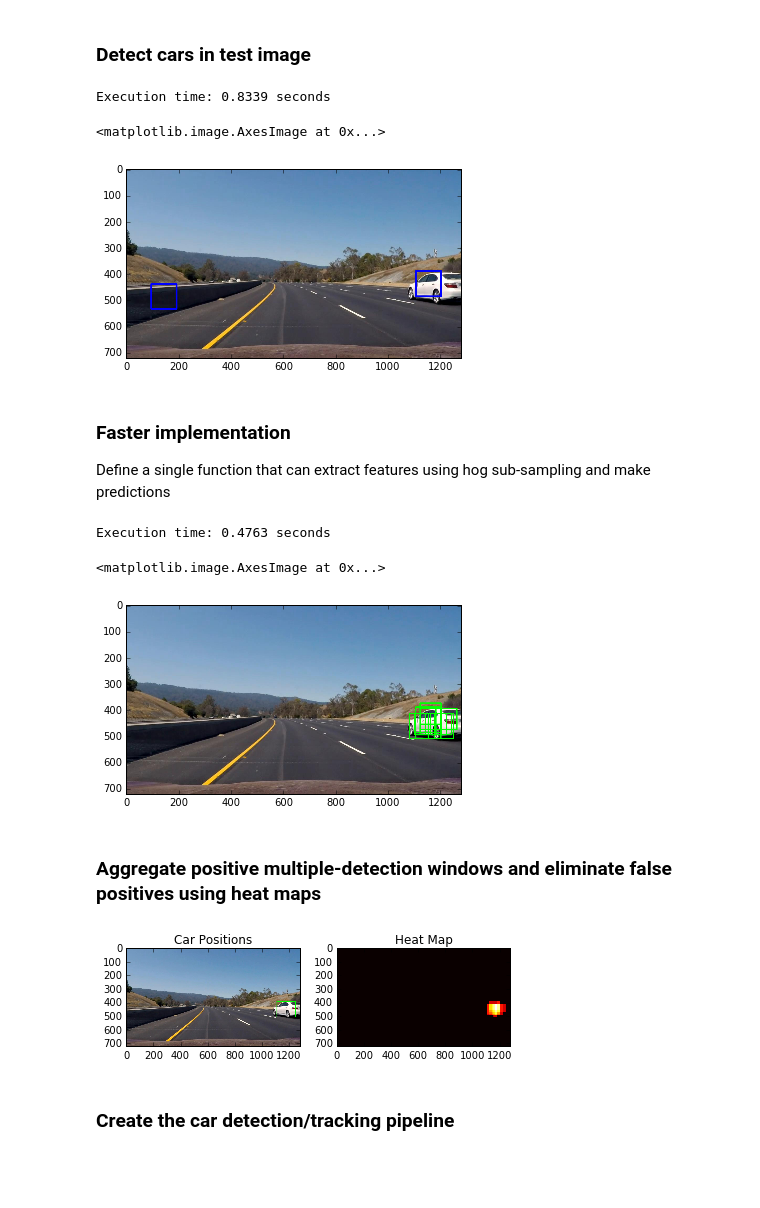
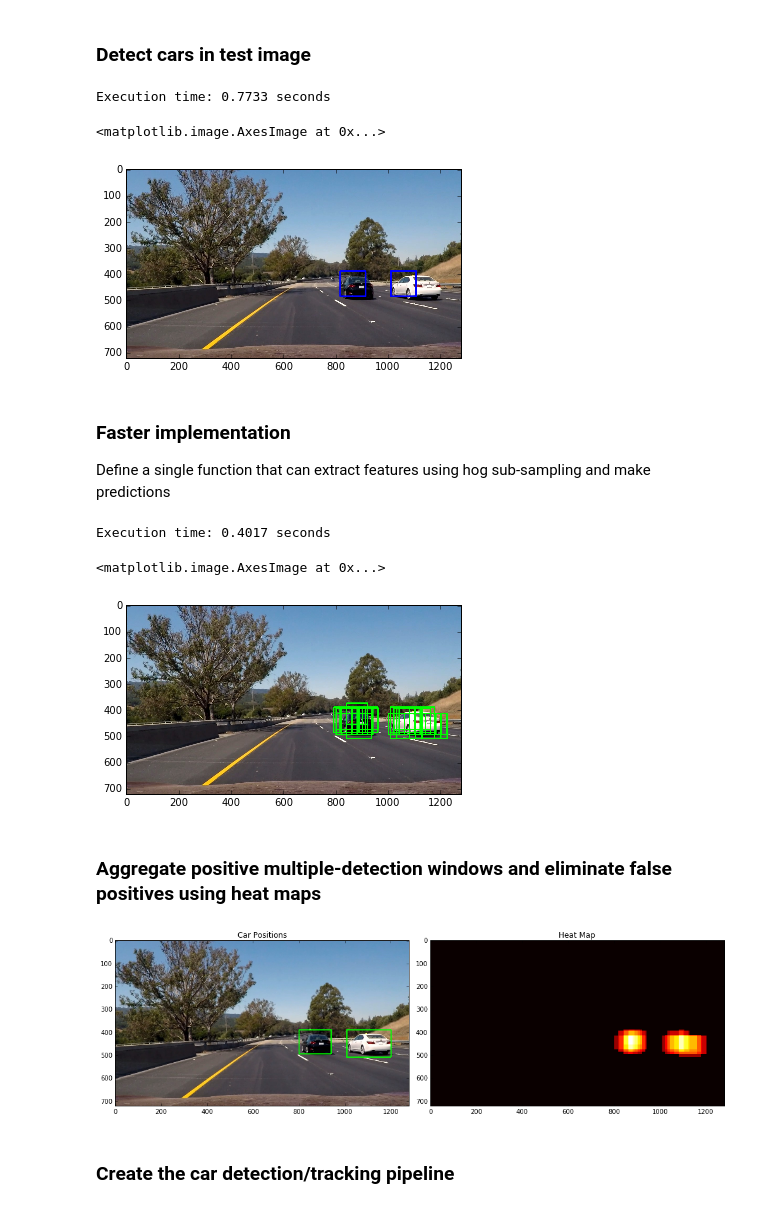
Before and after one commit to allen8r/sdc-vehicle-detection-tracking, a Jupyter notebook: detect-cars.ipynb, the cells around one changed output. Saved outputs shown, nothing was run; the diff lists cells and outputs as text; code cells hidden in the pictures; blank space fills up the shorter version.

```diff
--- a/detect-cars.ipynb
+++ b/detect-cars.ipynb
@@ -164,8 +248,8 @@ Prediction on Test image  [ 1.]
 ### Detect cars in test image
 # %%
 # Using sliding window, extracting hog features per window
-#test_img = mpimg.imread('./test_images/test6.jpg')
-test_img = mpimg.imread('./test_images/proj_vid_frame8.jpg')
+test_img = mpimg.imread('./test_images/test6.jpg')
+#test_img = mpimg.imread('./test_images/proj_vid_frame8.jpg')
 draw_image = np.copy(test_img)
 
 t = time.time()
@@ -192,9 +276,9 @@ print('Execution time: {} seconds'.format(round(t2-t, 4)))
 
 plt.imshow(window_img)
 # %% [output]
-Execution time: 0.8339 seconds
+Execution time: 0.7733 seconds
 <matplotlib.image.AxesImage at 0x...>
-[figure, old version]
+[figure, new version]
 # %% [markdown]
 ### Faster implementation
 
@@ -205,8 +289,8 @@ ystop =  [675, 580, 520]
 xstart = [400, 575, 500]
 xstop =  [1280, 1280, 1280]
 scales = [2.5, 1.5, 1.25]
-#test_img = mpimg.imread('./test_images/test4.jpg')
-test_img = mpimg.imread('./test_images/proj_vid_frame8.jpg')
+test_img = mpimg.imread('./test_images/test6.jpg')
+#test_img = mpimg.imread('./test_images/proj_vid_frame8.jpg')
 
 box_list = []
 t = time.time()
@@ -221,38 +305,38 @@ print("Execution time: {} seconds".format(round(t2-t, 4)))
 
 plt.imshow(out_img)
 # %% [output]
-Execution time: 0.4763 seconds
+Execution time: 0.4017 seconds
 <matplotlib.image.AxesImage at 0x...>
-[figure, old version]
+[figure, new version]
 # %% [markdown]
 ### Aggregate positive multiple-detection windows and eliminate false positives using heat maps
 # %%
 image = test_img
 heat = np.zeros_like(image[:,:,0]).astype(np.float)
 
 # Add heat to each box in box list
 heat = add_heat(heat, box_list)
 
 # Apply threshold to help remove false positives
 heat = apply_threshold(heat, 2)
 
 # Visualize the heatmap when displaying
 heatmap = np.clip(heat, 0, 255)
 
 # Find final boxes from heatmap using label function
 labels = label(heatmap)
 draw_img = draw_labeled_bboxes(np.copy(image), labels)
 
-fig = plt.figure()
+fig = plt.figure(figsize=(14,6))
 plt.subplot(121)
 plt.imshow(draw_img)
 plt.title('Car Positions')
 plt.subplot(122),
 plt.imshow(heatmap, cmap='hot')
 plt.title('Heat Map')
 fig.tight_layout()
 # %% [output]
-[figure, old version]
+[figure, new version]
 # %% [markdown]
 ### Create the car detection/tracking pipeline
 # %%
```
Also changed, not shown: parts of 26 cells of this notebook, 7 other files.
